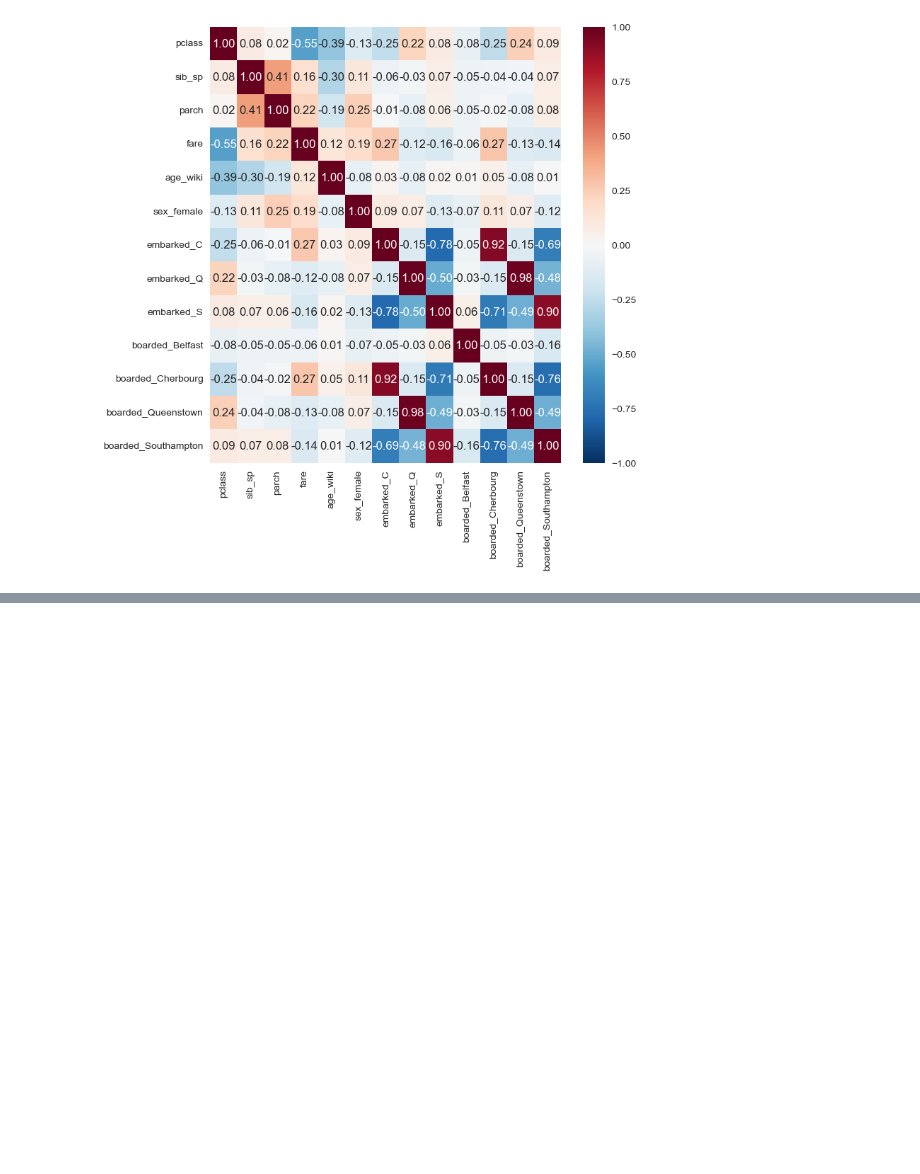
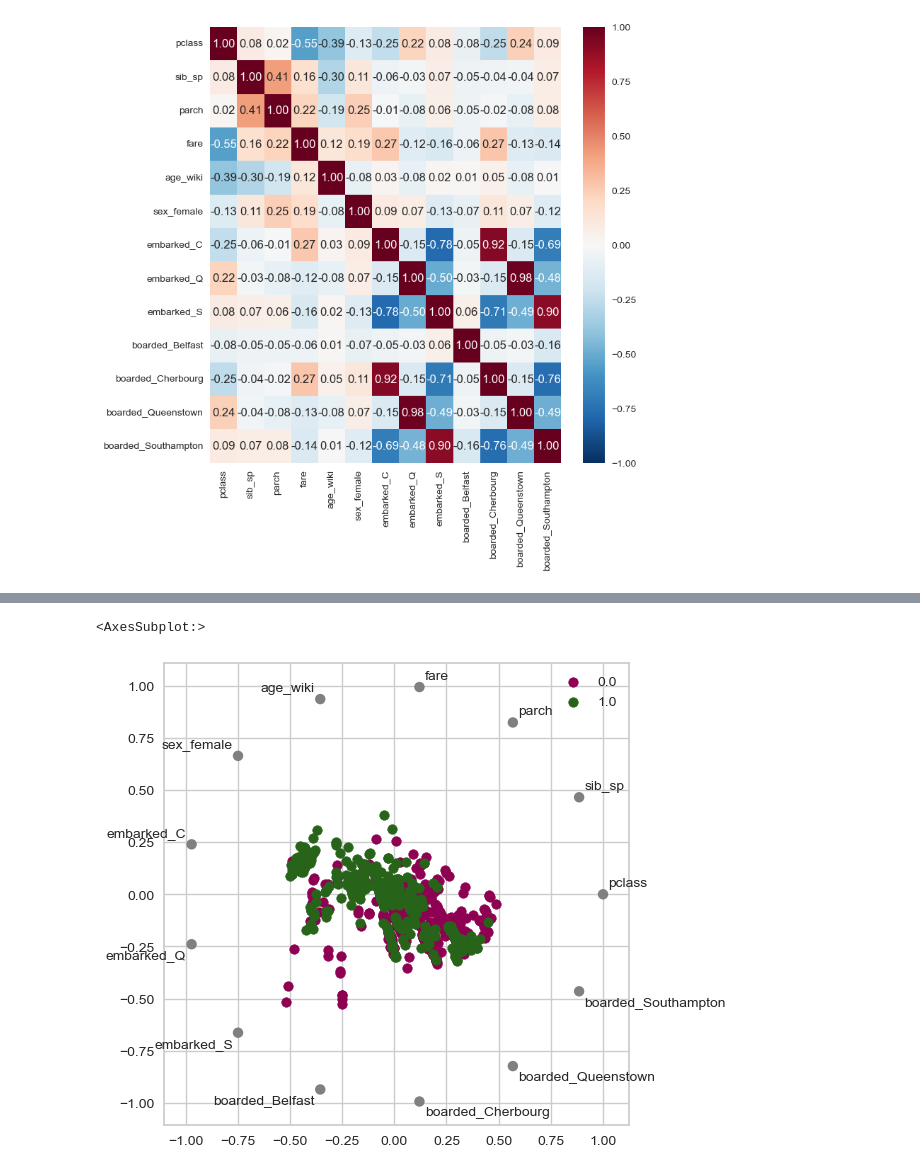
Before and after one commit to DellaCortef/machine-learning-pocket-reference, a Jupyter notebook: data-exploring.ipynb, the cells around one changed output, grey strips where cells are left out. Saved outputs shown, nothing was run; the diff lists cells and outputs as text; code cells hidden in the pictures; blank space fills up the shorter version.

```diff
--- a/data-exploring.ipynb
+++ b/data-exploring.ipynb
@@ -582,0 +605,11 @@ rv = RadViz(
+# %%
+from pandas.plotting import radviz
+fig, ax = plt.subplots(figsize=(6, 6))
+new_df = X.copy()
+new_df["target"] = y
+radviz(
+    new_df, "target", ax=ax, colormap="PiYG"
+)
+# %% [output]
+<AxesSubplot:>
+[figure, added]
```
Also changed, not shown: parts of 6 cells of this notebook.
